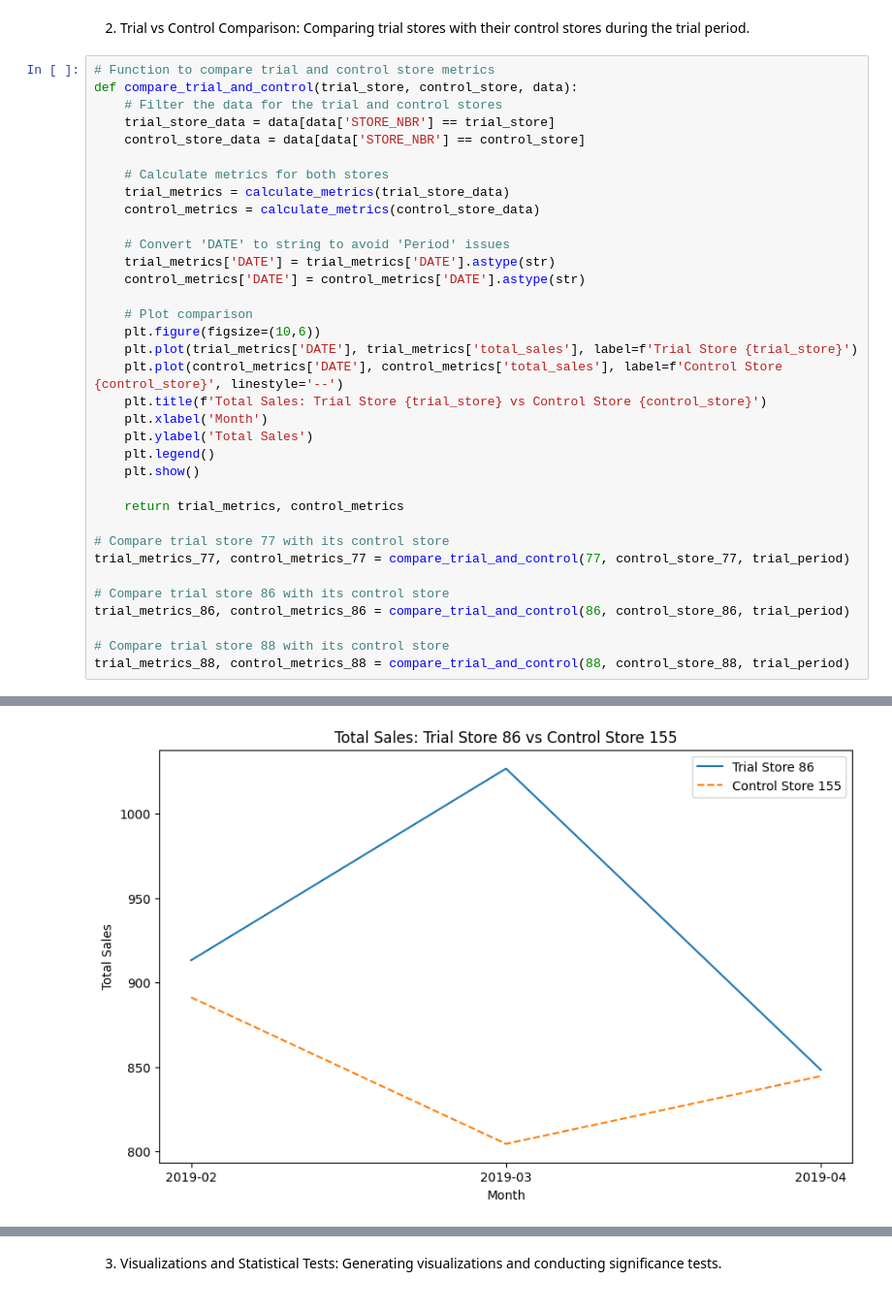
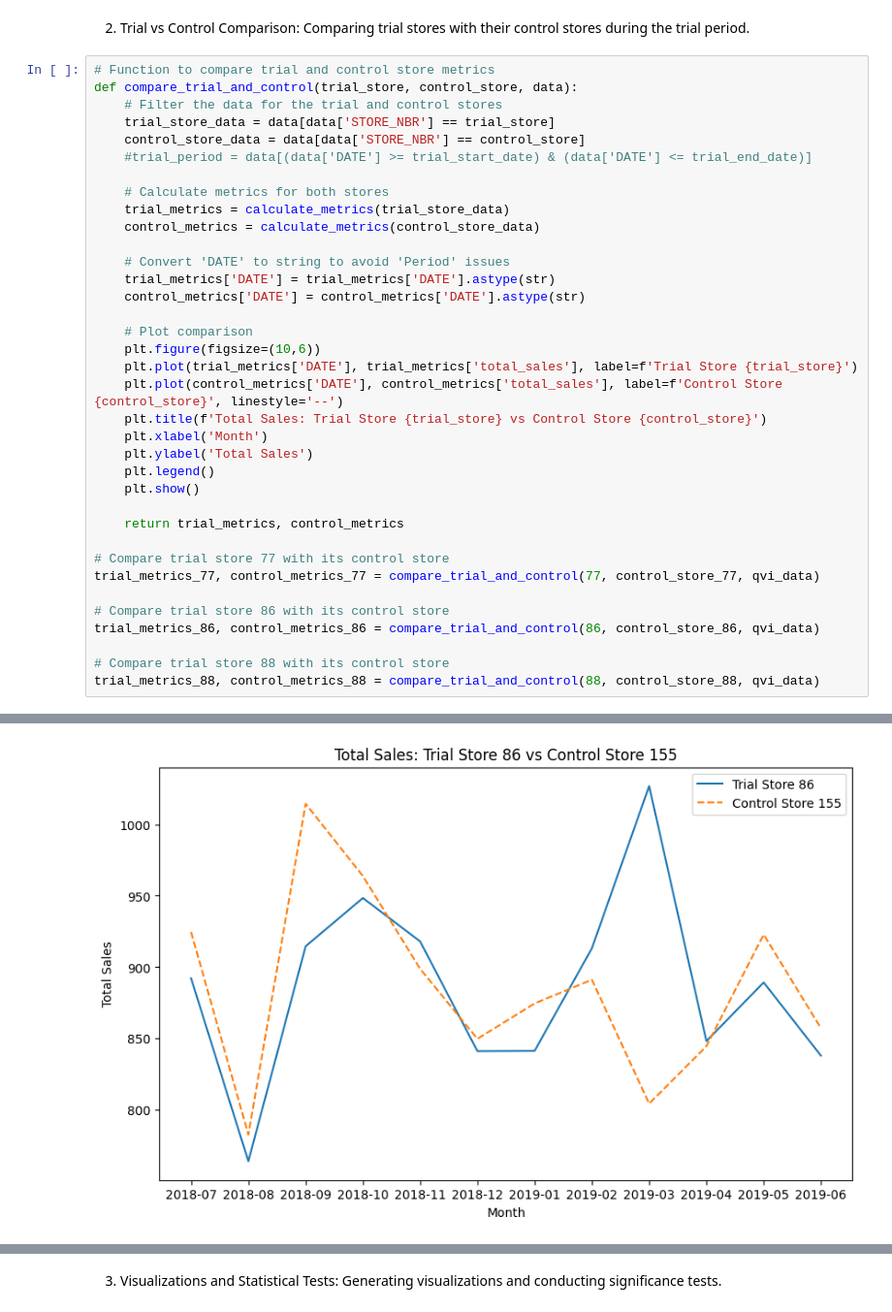
Before and after one commit to sajansshergill/Data-Analysis, a Jupyter notebook: Chip Customer Anlaysis Plan/Task 2/chips-customer-analysis-plan-task-2.ipynb, the cells around one changed output, grey strips where cells are left out. Shown: that part at 97% size. Saved outputs shown, nothing was run; the diff lists cells and outputs as text.

```diff
--- a/Chip Customer Anlaysis Plan/Task 2/chips-customer-analysis-plan-task-2.ipynb
+++ b/Chip Customer Anlaysis Plan/Task 2/chips-customer-analysis-plan-task-2.ipynb
@@ -161,6 +161,7 @@ def compare_trial_and_control(trial_store, control_store, data):
     # Filter the data for the trial and control stores
     trial_store_data = data[data['STORE_NBR'] == trial_store]
     control_store_data = data[data['STORE_NBR'] == control_store]
+    #trial_period = data[(data['DATE'] >= trial_start_date) & (data['DATE'] <= trial_end_date)]
 
     # Calculate metrics for both stores
     trial_metrics = calculate_metrics(trial_store_data)
@@ -183,11 +184,11 @@ def compare_trial_and_control(trial_store, control_store, data):
     return trial_metrics, control_metrics
 
 # Compare trial store 77 with its control store
-trial_metrics_77, control_metrics_77 = compare_trial_and_control(77, control_store_77, trial_period)
+trial_metrics_77, control_metrics_77 = compare_trial_and_control(77, control_store_77, qvi_data)
 
 # Compare trial store 86 with its control store
-trial_metrics_86, control_metrics_86 = compare_trial_and_control(86, control_store_86, trial_period)
+trial_metrics_86, control_metrics_86 = compare_trial_and_control(86, control_store_86, qvi_data)
 
 # Compare trial store 88 with its control store
-trial_metrics_88, control_metrics_88 = compare_trial_and_control(88, control_store_88, trial_period)
+trial_metrics_88, control_metrics_88 = compare_trial_and_control(88, control_store_88, qvi_data)
 # %% [output]
@@ -195 +196 @@ trial_metrics_88, control_metrics_88 = compare_trial_and_control(88, control_sto
-[figure, old version]
+[figure, new version]
```
Also changed, not shown: parts of 4 cells of this notebook, 1 other file.
